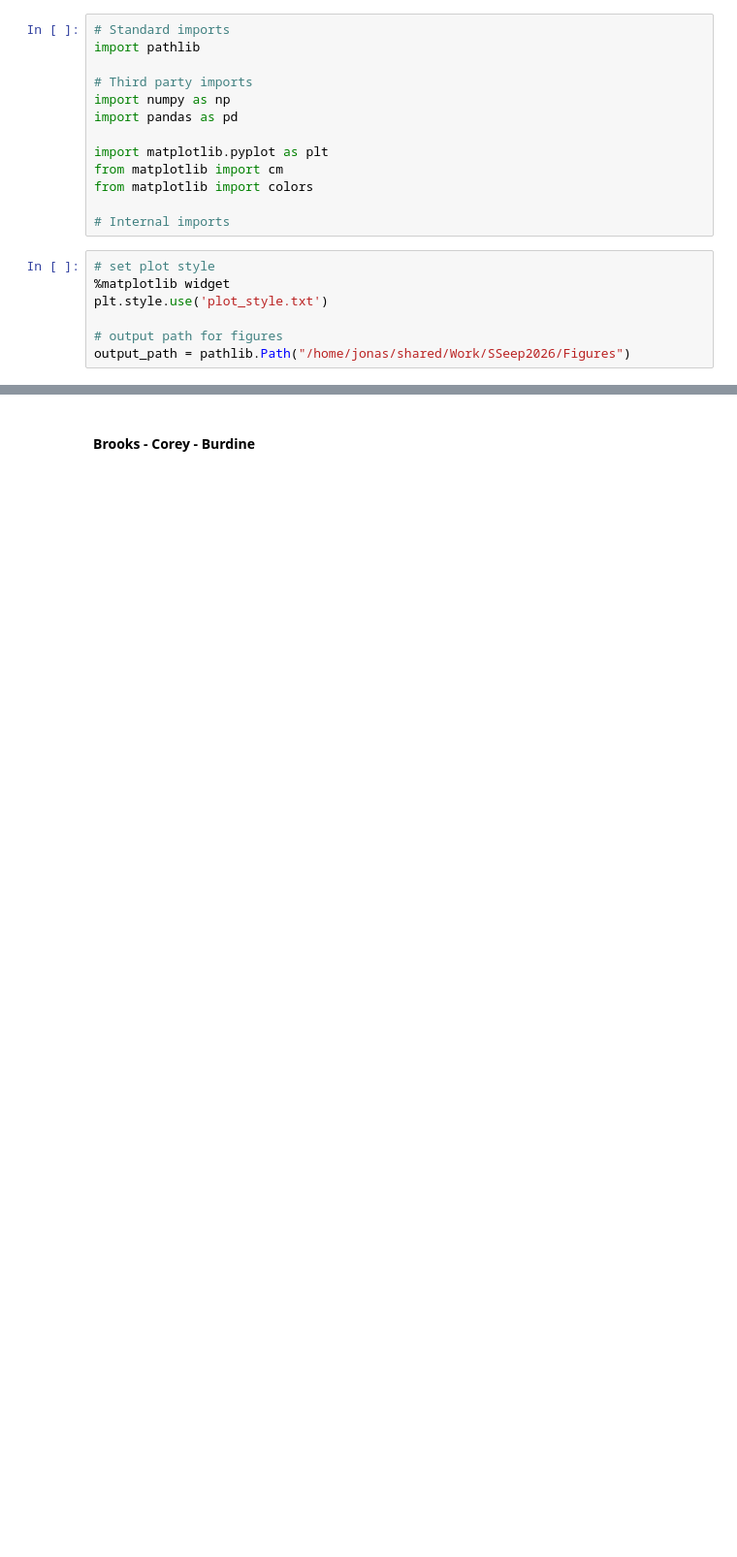
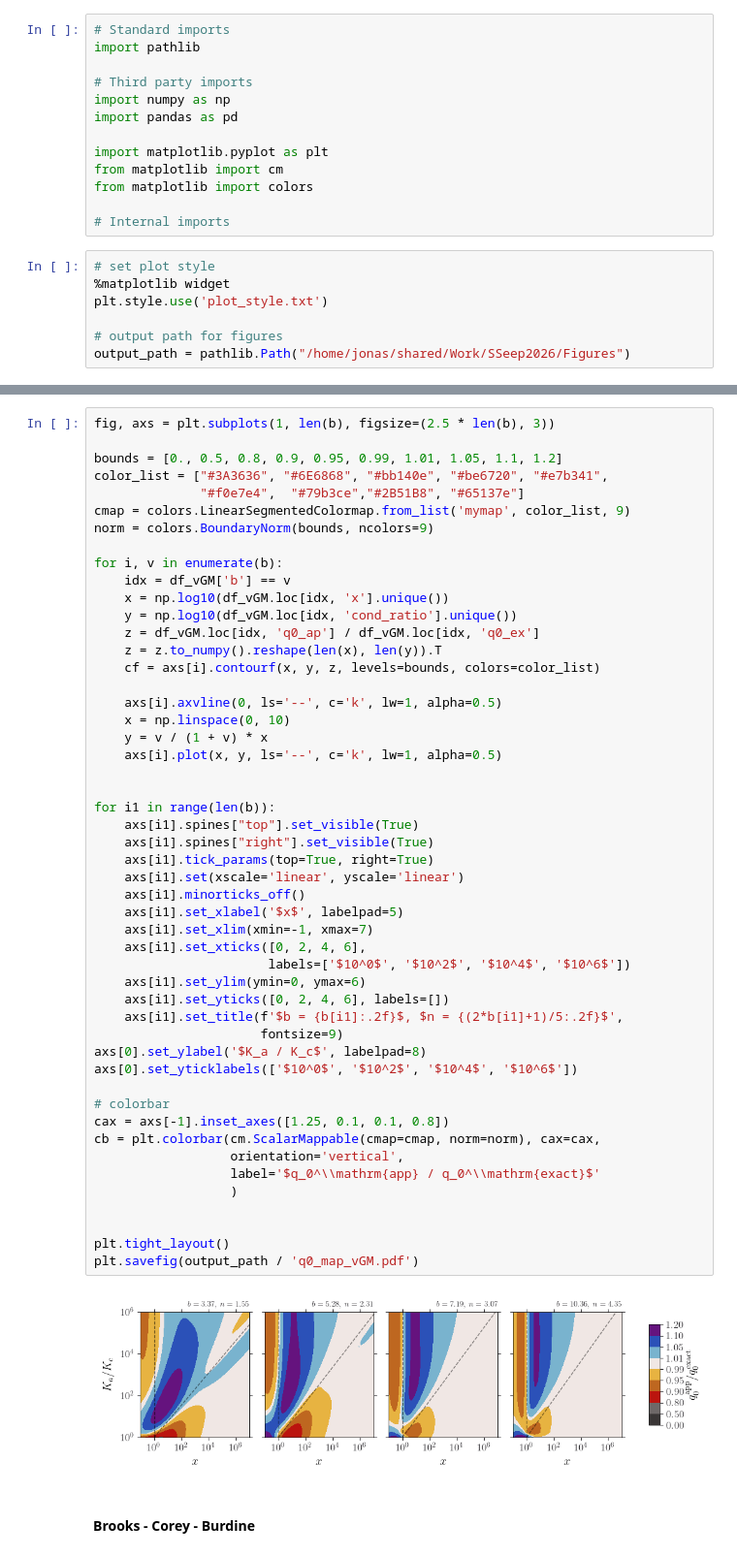
Before and after one commit to jpaccolat/seepage, a Jupyter notebook: exp3.ipynb, the cells around one changed output, grey strips where cells are left out. Shown at 97% size. Drawn from its saved outputs; the diff is of its cells as text; blank space fills up the shorter version.

```diff
--- a/exp3.ipynb
+++ b/exp3.ipynb
@@ -80,3 +93,55 @@ plt.savefig(output_path / 'q0_map_vGM_09.pdf')
+# %%
+fig, axs = plt.subplots(1, len(b), figsize=(2.5 * len(b), 3))
+
+bounds = [0., 0.5, 0.8, 0.9, 0.95, 0.99, 1.01, 1.05, 1.1, 1.2]
+color_list = ["#3A3636", "#6E6868", "#bb140e", "#be6720", "#e7b341",
+              "#f0e7e4",  "#79b3ce","#2B51B8", "#65137e"]
+cmap = colors.LinearSegmentedColormap.from_list('mymap', color_list, 9)
+norm = colors.BoundaryNorm(bounds, ncolors=9)
+
+for i, v in enumerate(b):
+    idx = df_vGM['b'] == v
+    x = np.log10(df_vGM.loc[idx, 'x'].unique())
+    y = np.log10(df_vGM.loc[idx, 'cond_ratio'].unique())
+    z = df_vGM.loc[idx, 'q0_ap'] / df_vGM.loc[idx, 'q0_ex']
+    z = z.to_numpy().reshape(len(x), len(y)).T
+    cf = axs[i].contourf(x, y, z, levels=bounds, colors=color_list)
+
+    axs[i].axvline(0, ls='--', c='k', lw=1, alpha=0.5)
+    x = np.linspace(0, 10)
+    y = v / (1 + v) * x
+    axs[i].plot(x, y, ls='--', c='k', lw=1, alpha=0.5)
+
+
+for i1 in range(len(b)):
+    axs[i1].spines["top"].set_visible(True)
+    axs[i1].spines["right"].set_visible(True)
+    axs[i1].tick_params(top=True, right=True)
+    axs[i1].set(xscale='linear', yscale='linear')
+    axs[i1].minorticks_off()
+    axs[i1].set_xlabel('$x$', labelpad=5)
+    axs[i1].set_xlim(xmin=-1, xmax=7)
+    axs[i1].set_xticks([0, 2, 4, 6],
+                       labels=['$10^0$', '$10^2$', '$10^4$', '$10^6$'])
+    axs[i1].set_ylim(ymin=0, ymax=6)
+    axs[i1].set_yticks([0, 2, 4, 6], labels=[])
+    axs[i1].set_title(f'$b = {b[i1]:.2f}$, $n = {(2*b[i1]+1)/5:.2f}$',
+                      fontsize=9)
+axs[0].set_ylabel('$K_a / K_c$', labelpad=8)
+axs[0].set_yticklabels(['$10^0$', '$10^2$', '$10^4$', '$10^6$'])
+
+# colorbar
+cax = axs[-1].inset_axes([1.25, 0.1, 0.1, 0.8])
+cb = plt.colorbar(cm.ScalarMappable(cmap=cmap, norm=norm), cax=cax,
+                  orientation='vertical',
+                  label='$q_0^\\mathrm{app} / q_0^\\mathrm{exact}$'
+                  )
+
+
+plt.tight_layout()
+plt.savefig(output_path / 'q0_map_vGM.pdf')
+# %% [output]
+[figure, added]
 # %% [markdown]
 #### Brooks - Corey - Burdine
 # %%
```
Also changed, not shown: parts of 12 cells of this notebook, 2 other files.
